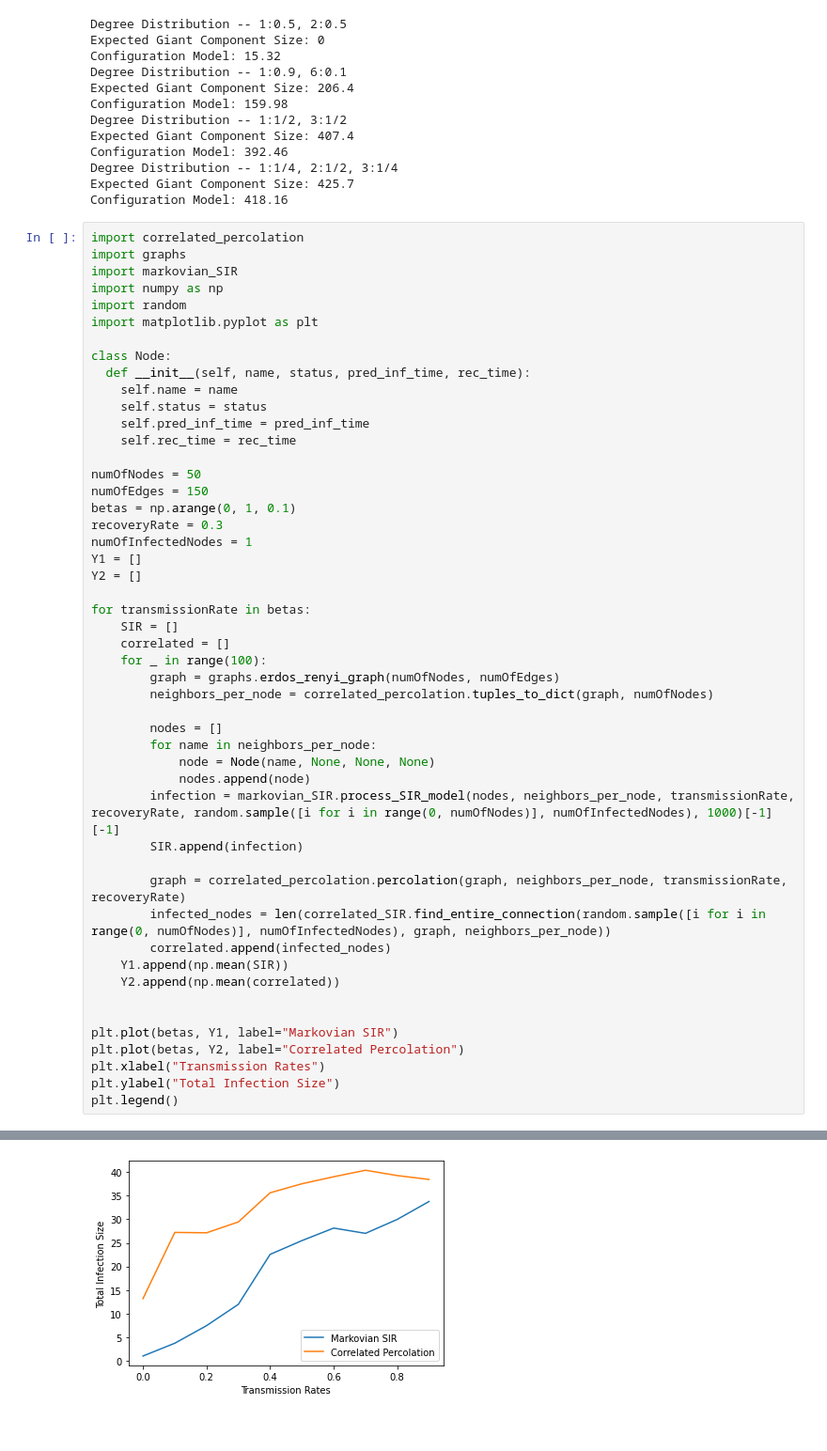
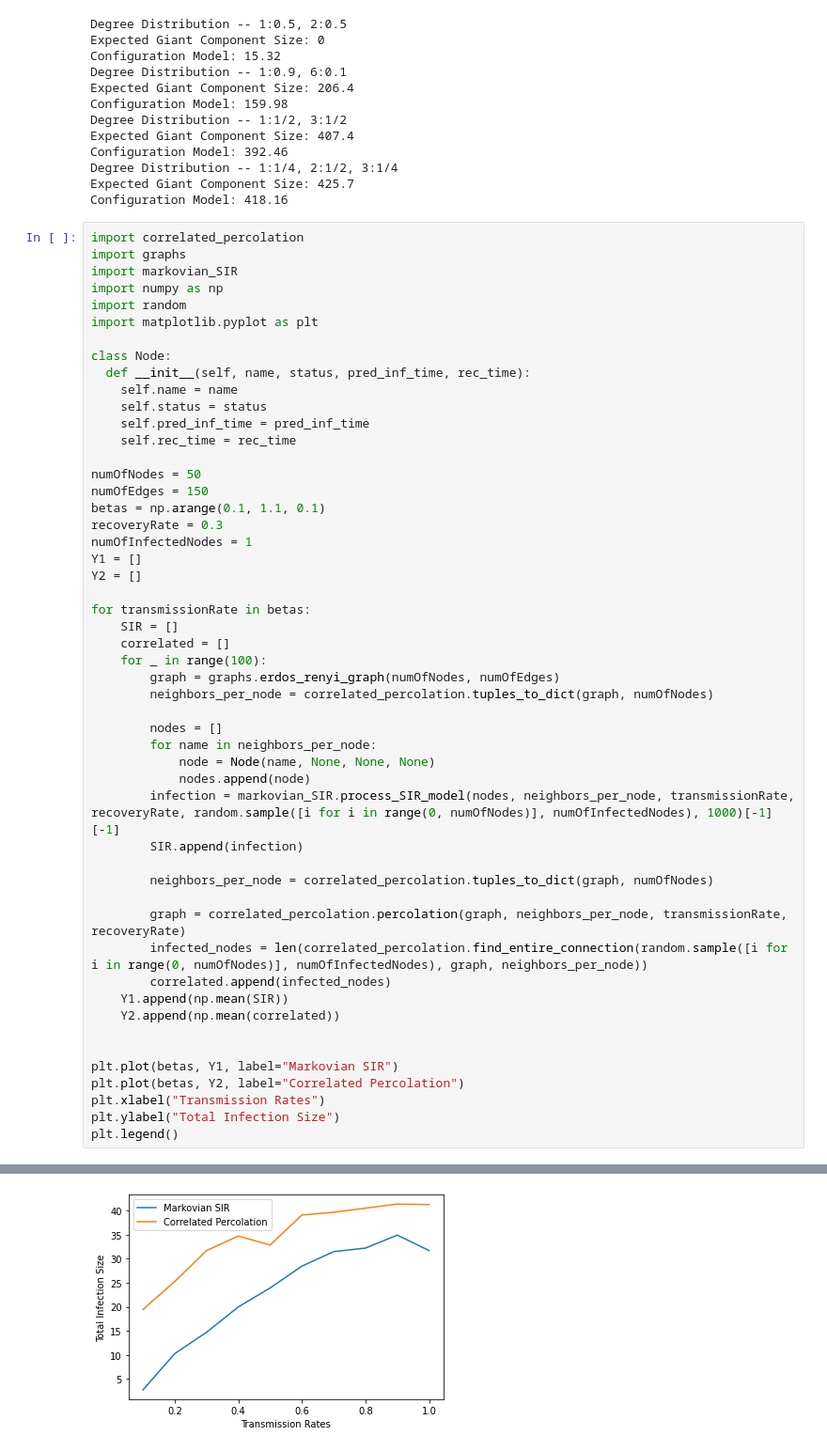
Before and after one commit to SENEMISIK/Mathematical-Models-for-Epidemiological-Diseases, a Jupyter notebook: simulations.ipynb, the cells around one changed output, grey strips where cells are left out. Shown at 94% size. Saved outputs shown, nothing was run; the diff lists cells and outputs as text.

```diff
--- a/simulations.ipynb
+++ b/simulations.ipynb
@@ -242,38 +242,40 @@ class Node:
 
 numOfNodes = 50
 numOfEdges = 150
-betas = np.arange(0, 1, 0.1)
+betas = np.arange(0.1, 1.1, 0.1)
 recoveryRate = 0.3
 numOfInfectedNodes = 1
 Y1 = []
 Y2 = []
 
 for transmissionRate in betas:
     SIR = []
     correlated = []
     for _ in range(100):
         graph = graphs.erdos_renyi_graph(numOfNodes, numOfEdges)
         neighbors_per_node = correlated_percolation.tuples_to_dict(graph, numOfNodes)
 
         nodes = []
         for name in neighbors_per_node:
             node = Node(name, None, None, None)
             nodes.append(node)
         infection = markovian_SIR.process_SIR_model(nodes, neighbors_per_node, transmissionRate, recoveryRate, random.sample([i for i in range(0, numOfNodes)], numOfInfectedNodes), 1000)[-1][-1]
         SIR.append(infection)
 
+        neighbors_per_node = correlated_percolation.tuples_to_dict(graph, numOfNodes)
+
         graph = correlated_percolation.percolation(graph, neighbors_per_node, transmissionRate, recoveryRate)
-        infected_nodes = len(correlated_SIR.find_entire_connection(random.sample([i for i in range(0, numOfNodes)], numOfInfectedNodes), graph, neighbors_per_node))
+        infected_nodes = len(correlated_percolation.find_entire_connection(random.sample([i for i in range(0, numOfNodes)], numOfInfectedNodes), graph, neighbors_per_node))
         correlated.append(infected_nodes)
     Y1.append(np.mean(SIR))
     Y2.append(np.mean(correlated))
 
 
 plt.plot(betas, Y1, label="Markovian SIR")
 plt.plot(betas, Y2, label="Correlated Percolation")
 plt.xlabel("Transmission Rates")
 plt.ylabel("Total Infection Size")
 plt.legend()
 # %% [output]
 <matplotlib.legend.Legend at 0x...>
-[figure, old version]
+[figure, new version]
```
Also changed, not shown: 1 other file.
